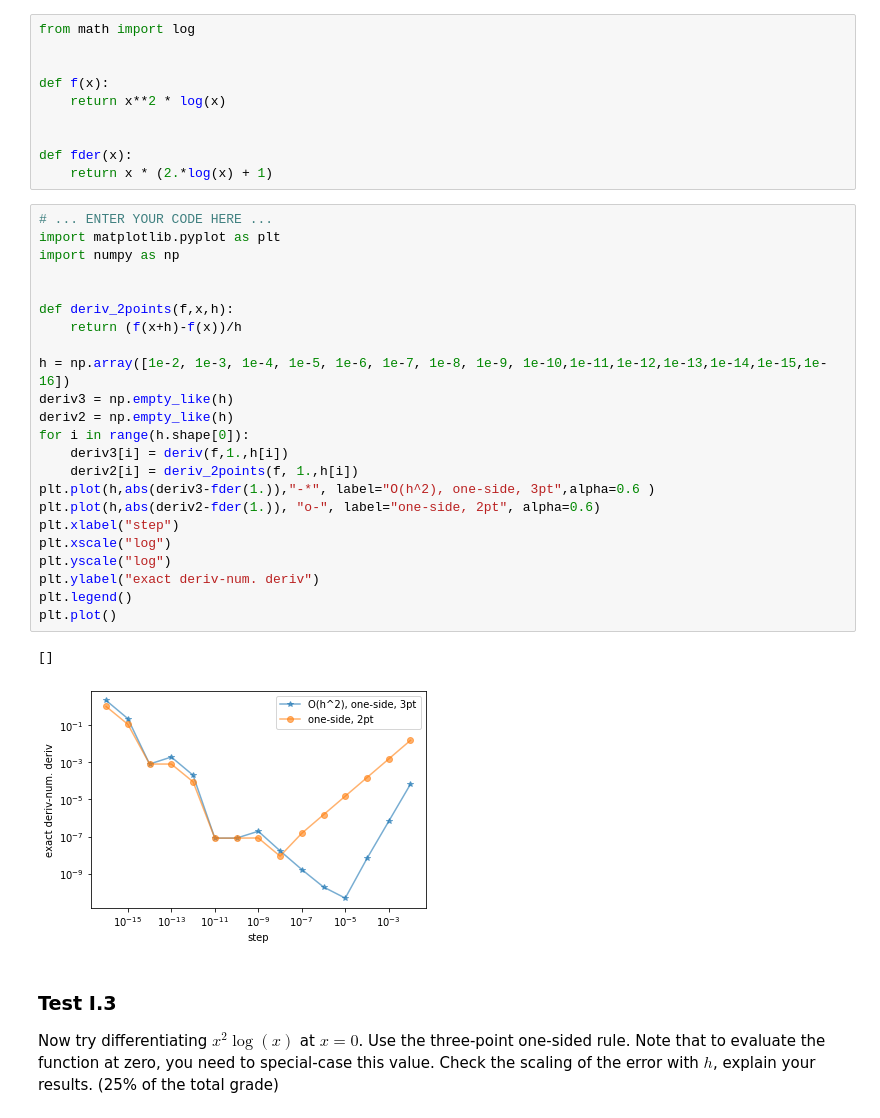
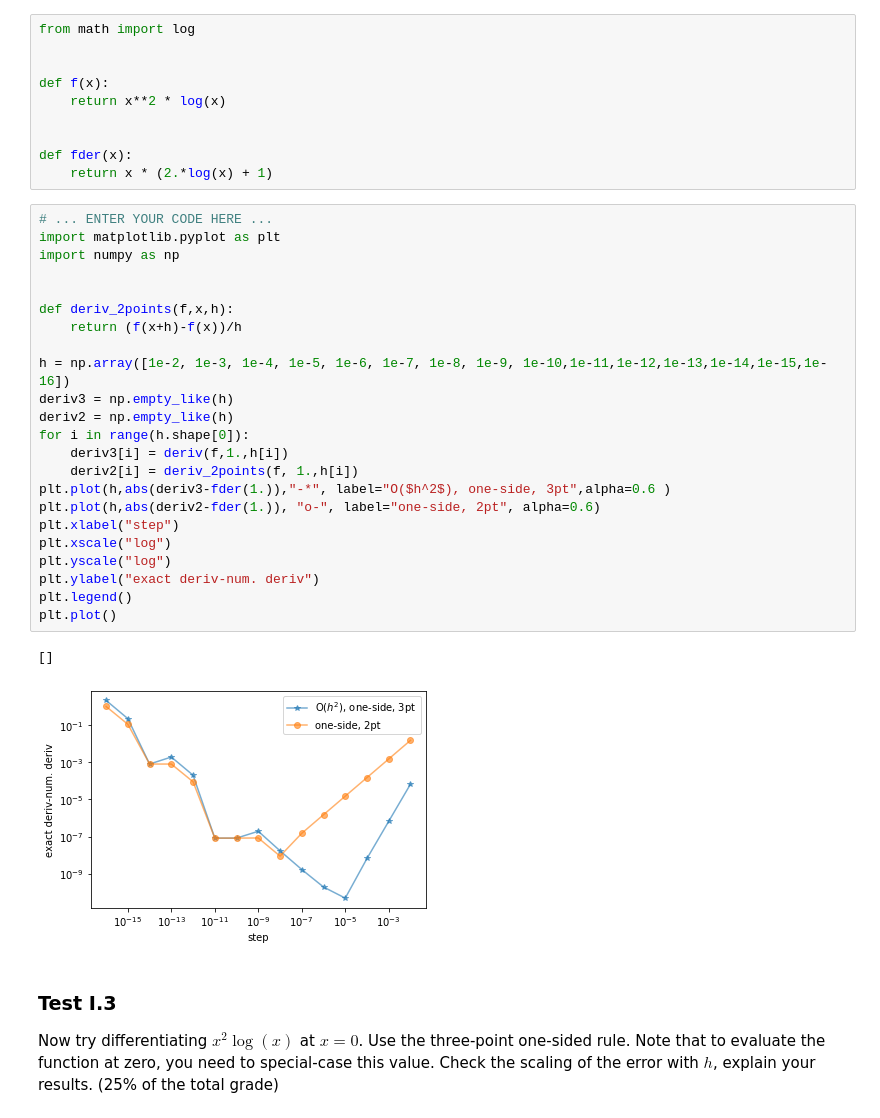
Before and after one commit to arpolkin/CP2020, a Jupyter notebook: week_6_calculus.ipynb, the cells around one changed output. Cells and saved outputs as stored; diff of their text form.

```diff
--- a/week_6_calculus.ipynb
+++ b/week_6_calculus.ipynb
@@ -72,29 +72,29 @@ def fder(x):
 # %%
 # ... ENTER YOUR CODE HERE ...
 import matplotlib.pyplot as plt
 import numpy as np
 
 
 def deriv_2points(f,x,h):
     return (f(x+h)-f(x))/h
 
 h = np.array([1e-2, 1e-3, 1e-4, 1e-5, 1e-6, 1e-7, 1e-8, 1e-9, 1e-10,1e-11,1e-12,1e-13,1e-14,1e-15,1e-16])
 deriv3 = np.empty_like(h)
 deriv2 = np.empty_like(h)
 for i in range(h.shape[0]):
     deriv3[i] = deriv(f,1.,h[i])
     deriv2[i] = deriv_2points(f, 1.,h[i])
-plt.plot(h,abs(deriv3-fder(1.)),"-*", label="O(h^2), one-side, 3pt",alpha=0.6 )
+plt.plot(h,abs(deriv3-fder(1.)),"-*", label="O($h^2$), one-side, 3pt",alpha=0.6 )
 plt.plot(h,abs(deriv2-fder(1.)), "o-", label="one-side, 2pt", alpha=0.6)
 plt.xlabel("step")
 plt.xscale("log")
 plt.yscale("log")
 plt.ylabel("exact deriv-num. deriv")
 plt.legend()
 plt.plot()
 # %% [output]
 []
-[figure, old version]
+[figure, new version]
 # %% [markdown]
 ### Test I.3
 
```
Also changed, not shown: 1 other file.
